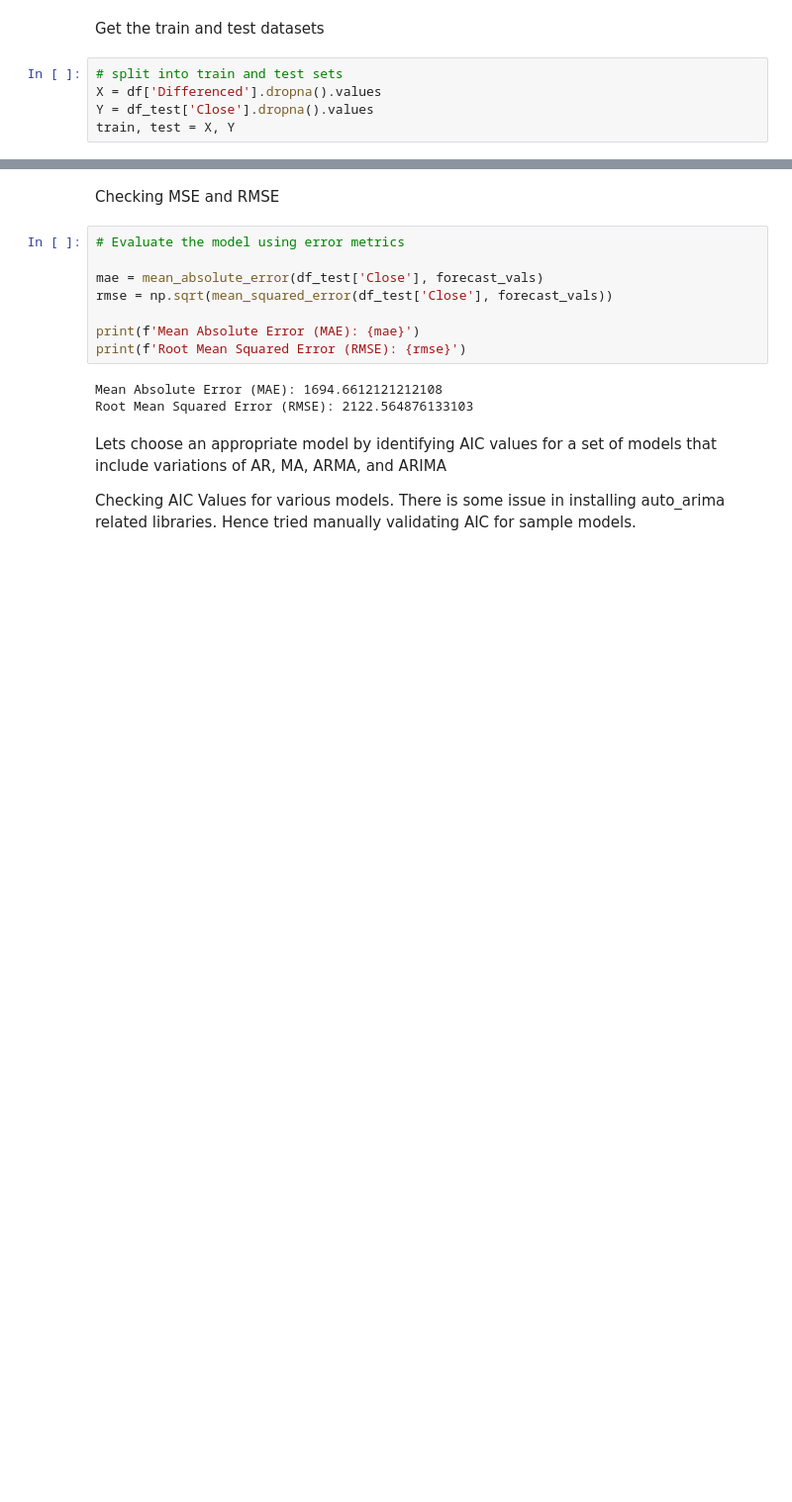
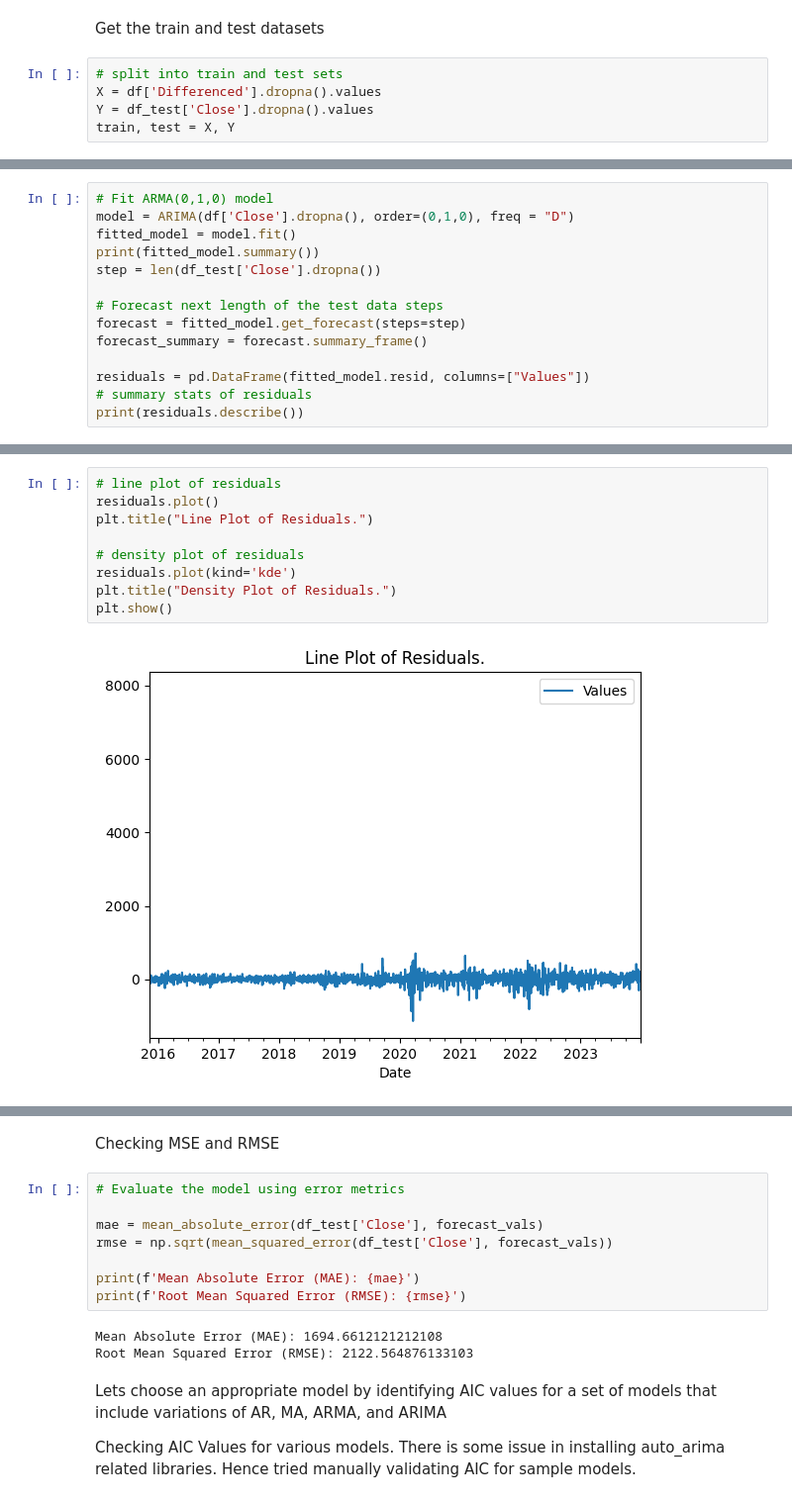
Before and after one commit to aymuos/masters-practise-repo, a Jupyter notebook: TSA_Nifty_50_Project.ipynb, the cells around one changed output, grey strips where cells are left out. Shown at 99% size. Saved outputs shown, nothing was run; the diff lists cells and outputs as text; blank space fills up the shorter version.

Commit message:
Re-Order of the code per the process

```diff
--- a/TSA_Nifty_50_Project.ipynb
+++ b/TSA_Nifty_50_Project.ipynb
@@ -541,0 +477,14 @@ train, test = X, Y
+# %%
+# Fit ARMA(0,1,0) model
+model = ARIMA(df['Close'].dropna(), order=(0,1,0), freq = "D")
+fitted_model = model.fit()
+print(fitted_model.summary())
+step = len(df_test['Close'].dropna())
+
+# Forecast next length of the test data steps
+forecast = fitted_model.get_forecast(steps=step)
+forecast_summary = forecast.summary_frame()
+
+residuals = pd.DataFrame(fitted_model.resid, columns=["Values"])
+# summary stats of residuals
+print(residuals.describe())
@@ -541,0 +513,11 @@ train, test = X, Y
+# %%
+# line plot of residuals
+residuals.plot()
+plt.title("Line Plot of Residuals.")
+
+# density plot of residuals
+residuals.plot(kind='kde')
+plt.title("Density Plot of Residuals.")
+plt.show()
+# %% [output]
+[figure, added]
```
Also changed, not shown: parts of 33 cells of this notebook.
